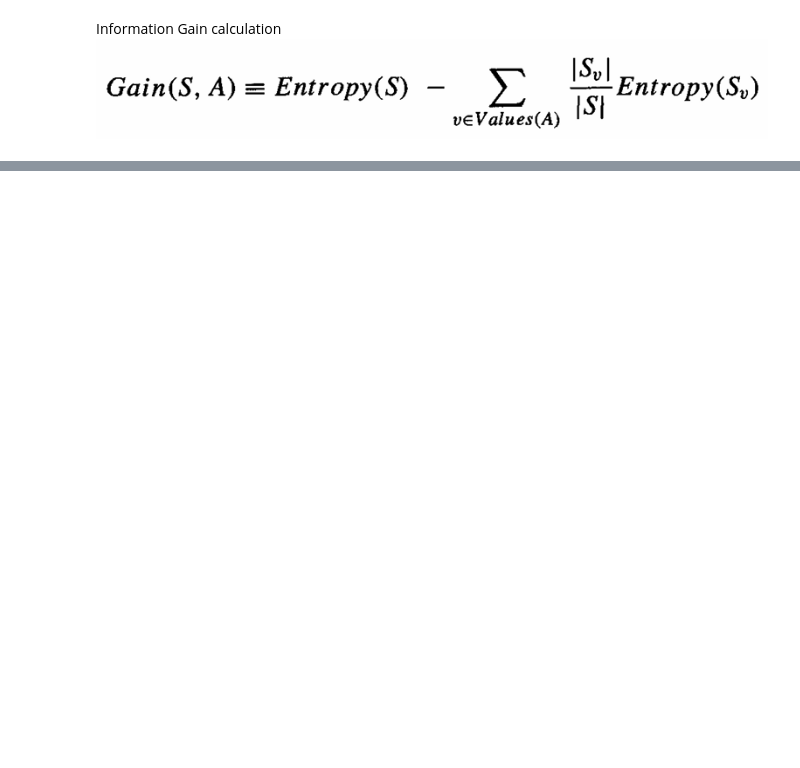
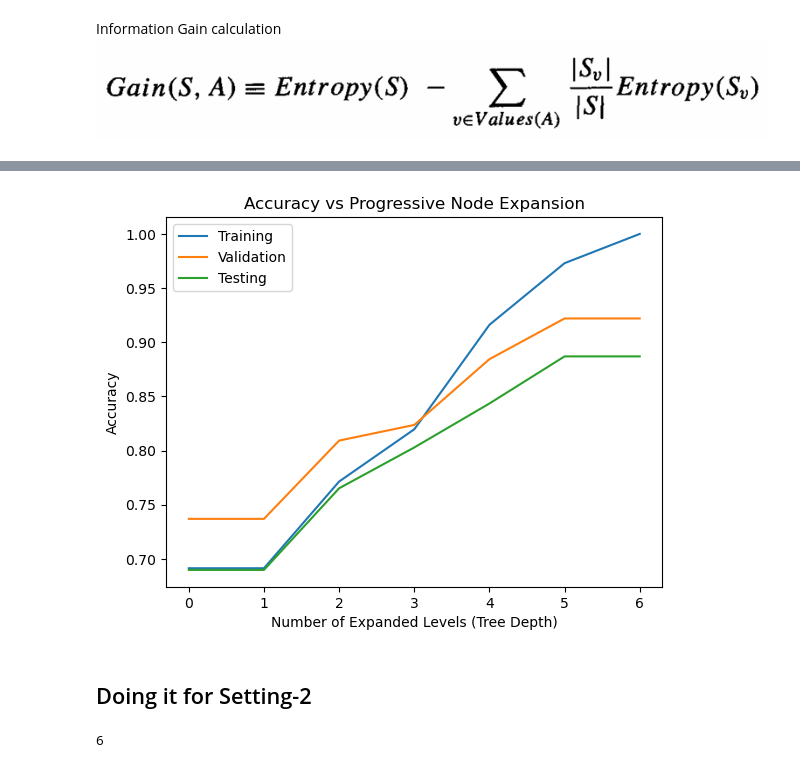
Before and after one commit to R382-ohit/AI_ML_Algo_lab_EE_spring__2026, a Jupyter notebook: LabAssignment4_Group_9.ipynb, the cells around one changed output, grey strips where cells are left out. Cells and saved outputs as stored; diff of their text form; code cells hidden in the pictures; blank space fills up the shorter version.

```diff
--- a/LabAssignment4_Group_9.ipynb
+++ b/LabAssignment4_Group_9.ipynb
@@ -170,0 +683,15 @@ Best Attribute for Root Node: safety
+# %%
+plot_accuracy_vs_branching(
+    train_data_1,
+    val_data_1,
+    test_data_1,
+    all_attributes,
+    target_car_attribute,
+    impurity_metric_1,
+    max_impurity=0,
+    cost_dict=None
+)
+# %% [output]
+[figure, added]
+# %% [markdown]
+## Doing it for Setting-2
@@ -170,0 +715,4 @@ Best Attribute for Root Node: safety
+# %%
+print(tree_depth(tree_2))
+# %% [output]
+6
```
Also changed, not shown: parts of 83 cells of this notebook.
